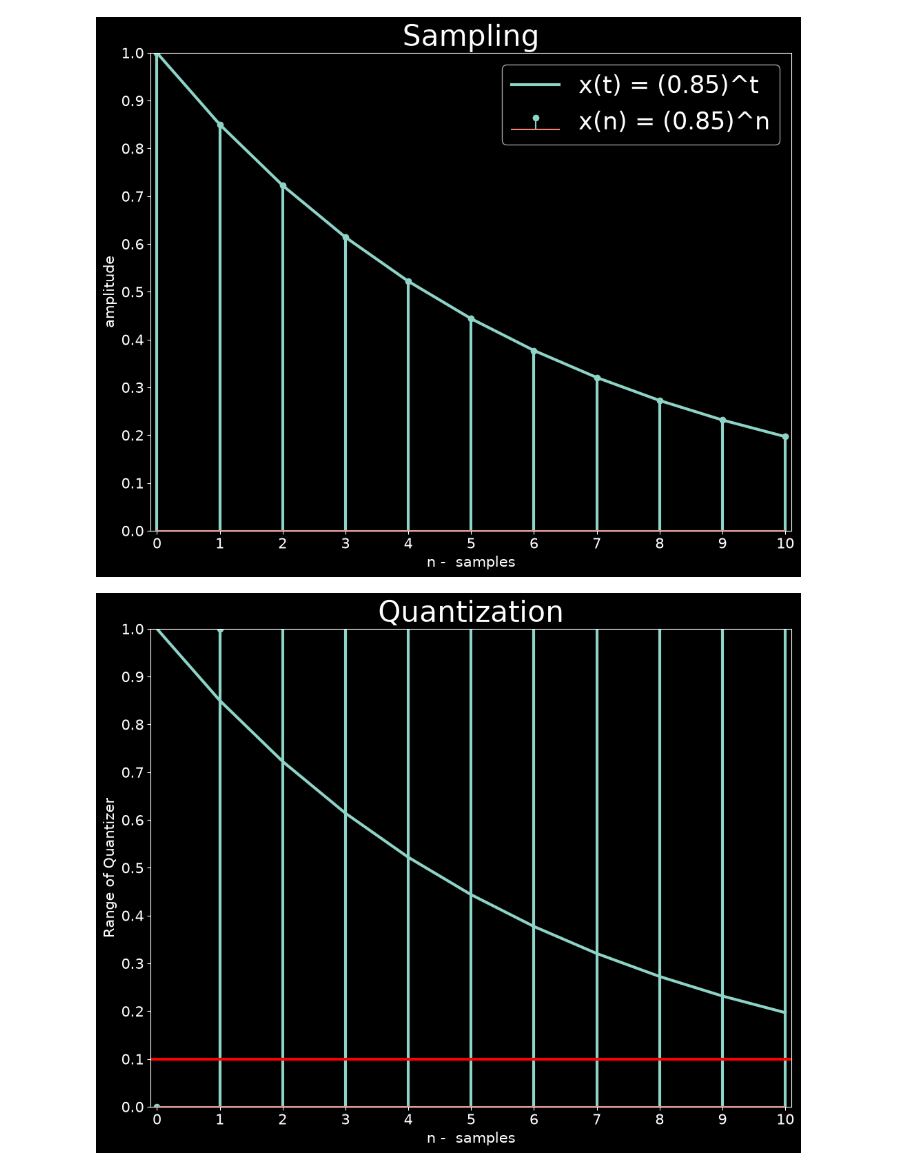
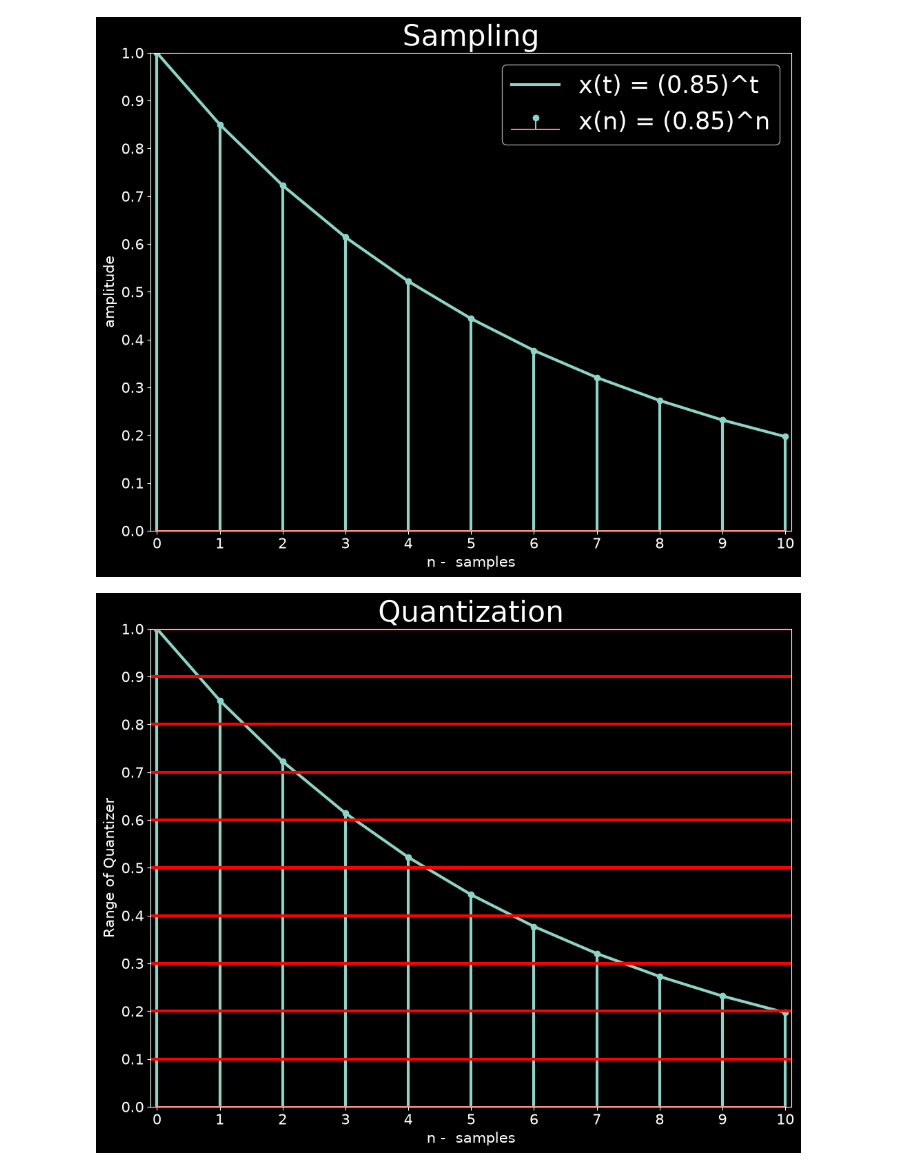
Before and after one commit to pavlovskakristina/SignalAndImageProcessing, a Jupyter notebook: Fundamentals_SignalProcessing/ADConversion.ipynb, the cells around one changed output. Saved outputs shown, nothing was run; the diff lists cells and outputs as text; code cells hidden in the pictures.

Commit message:
Quantization: better visualization

```diff
--- a/Fundamentals_SignalProcessing/ADConversion.ipynb
+++ b/Fundamentals_SignalProcessing/ADConversion.ipynb
@@ -58,34 +58,34 @@ plt.show()
 # %%
 
 # Quantization
 
 plt.figure(figsize=(12, 9)) # setting the size of figure
 plt.title('Quantization', fontsize = 30)
 style.use('dark_background') # changing the background color to black
 plt.rcParams['xtick.labelsize'] = 15
 plt.rcParams['ytick.labelsize'] = 15
 plt.plot(t,x, linewidth =3)
 
-markerline, stemlines, baseline = plt.stem(t, n)
+markerline, stemlines, baseline = plt.stem(n, x)
 plt.setp(stemlines, 'linewidth', 3)
 plt.xlabel('n -  samples', fontsize = 15)
 plt.ylabel('Range of Quantizer', fontsize = 15)
 
 plt.axis([-0.1, 10.1, 0, 1])
 plt.xticks([0, 1, 2, 3, 4, 5, 6, 7, 8, 9, 10])
 plt.yticks([0.0, 0.1, 0.2, 0.3, 0.4, 0.5, 0.6, 0.7, 0.8, 0.9, 1.0])
 
 plt.axhline(y=0.1, xmin=0, xmax=10, color='r', linewidth=3.0)
 plt.axhline(y=0.2, xmin=0, xmax=10, color='r', linewidth=3.0)
 plt.axhline(y=0.3, xmin=0, xmax=10, color='r', linewidth=3.0)
 plt.axhline(y=0.4, xmin=0, xmax=10, color='r', linewidth=3.0)
 plt.axhline(y=0.5, xmin=0, xmax=10, color='r', linewidth=3.0)
 plt.axhline(y=0.6, xmin=0, xmax=10, color='r', linewidth=3.0)
-plt.axhline(y=0.1, xmin=0, xmax=10, color='r', linewidth=3.0)
-plt.axhline(y=0.1, xmin=0, xmax=10, color='r', linewidth=3.0)
-plt.axhline(y=0.1, xmin=0, xmax=10, color='r', linewidth=3.0)
-plt.axhline(y=0.1, xmin=0, xmax=10, color='r', linewidth=3.0)
+plt.axhline(y=0.7, xmin=0, xmax=10, color='r', linewidth=3.0)
+plt.axhline(y=0.8, xmin=0, xmax=10, color='r', linewidth=3.0)
+plt.axhline(y=0.9, xmin=0, xmax=10, color='r', linewidth=3.0)
+plt.axhline(y=1, xmin=0, xmax=10, color='r', linewidth=3.0)
 
 plt.show()
 # %% [output]
-[figure, old version]
+[figure, new version]
```
Also changed, not shown: parts of 1 cell of this notebook.
